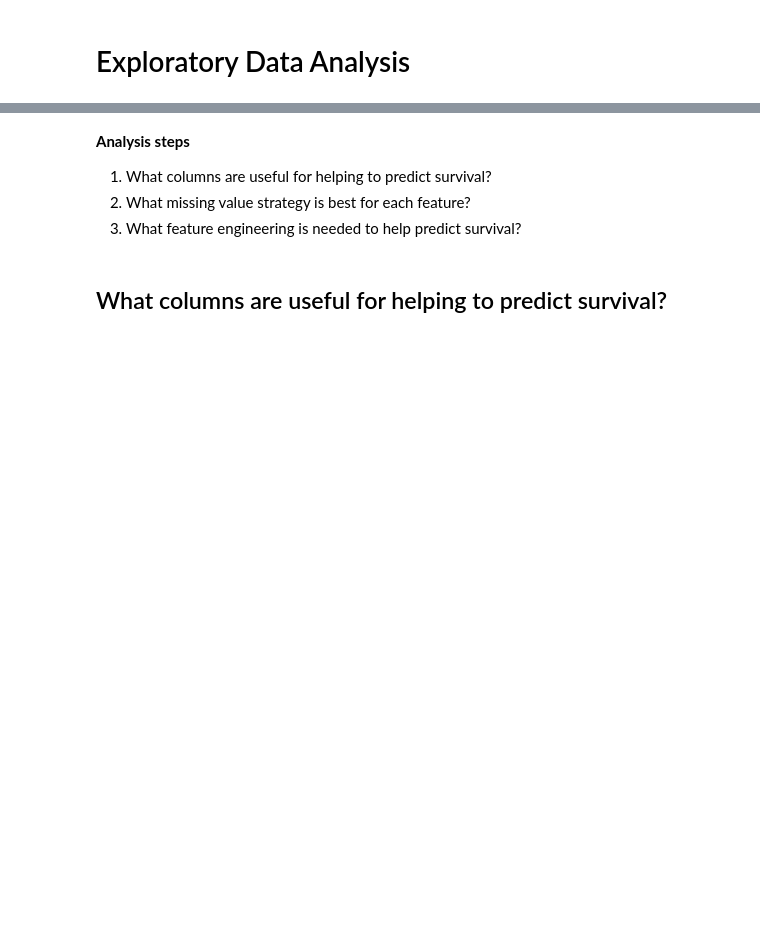
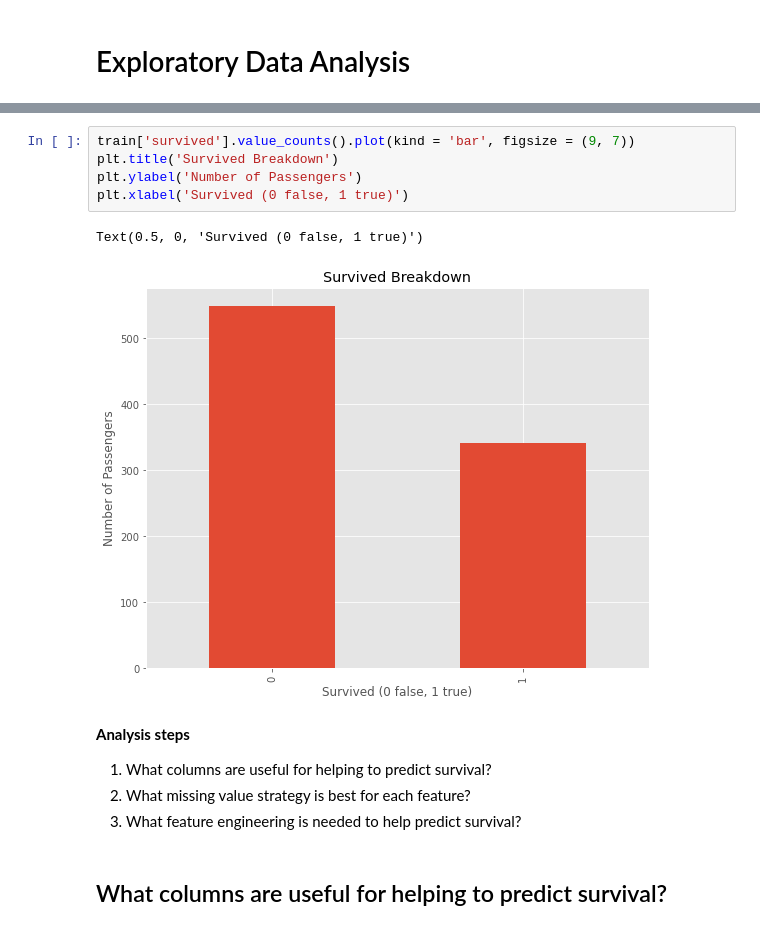
Before and after one commit to danielsuarez-mash/titanic_project, a Jupyter notebook: titanic.ipynb, the cells around one changed output, grey strips where cells are left out. Drawn from its saved outputs; the diff is of its cells as text; blank space fills up the shorter version.

```diff
--- a/titanic.ipynb
+++ b/titanic.ipynb
@@ -82,6 +92,14 @@ train.describe()
 | 50% | 446.000000 | 0.000000 | 3.000000 | 28.000000 | 0.000000 | 0.000000 | 14.454200 |
 | 75% | 668.500000 | 1.000000 | 3.000000 | 38.000000 | 1.000000 | 0.000000 | 31.000000 |
 | max | 891.000000 | 1.000000 | 3.000000 | 80.000000 | 8.000000 | 6.000000 | 512.329200 |
+# %%
+train['survived'].value_counts().plot(kind = 'bar', figsize = (9, 7))
+plt.title('Survived Breakdown')
+plt.ylabel('Number of Passengers')
+plt.xlabel('Survived (0 false, 1 true)')
+# %% [output]
+Text(0.5, 0, 'Survived (0 false, 1 true)')
+[figure, added]
 # %% [markdown]
 **Analysis steps**
 
```
Also changed, not shown: parts of 27 cells of this notebook, 5 other files.
